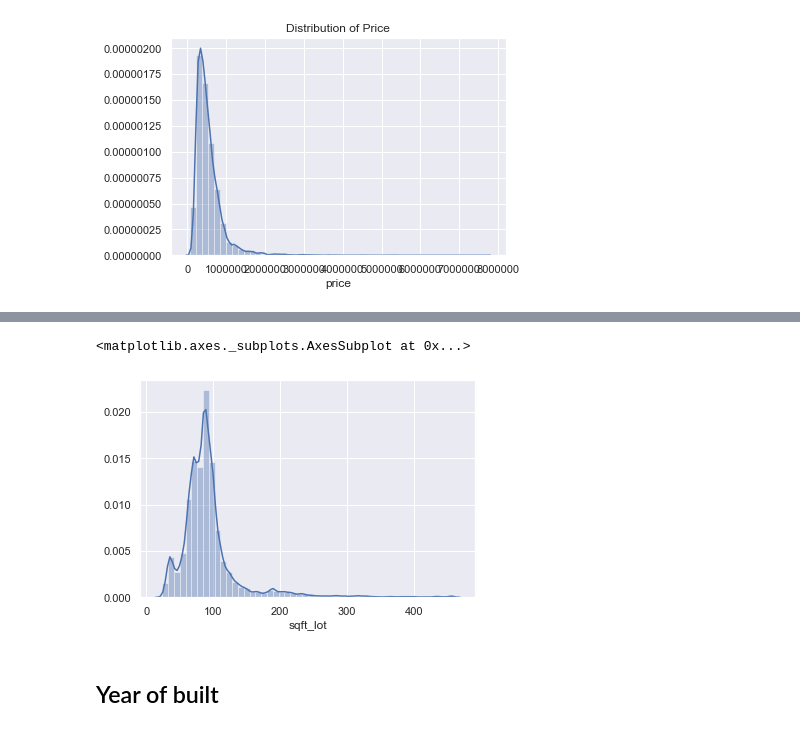
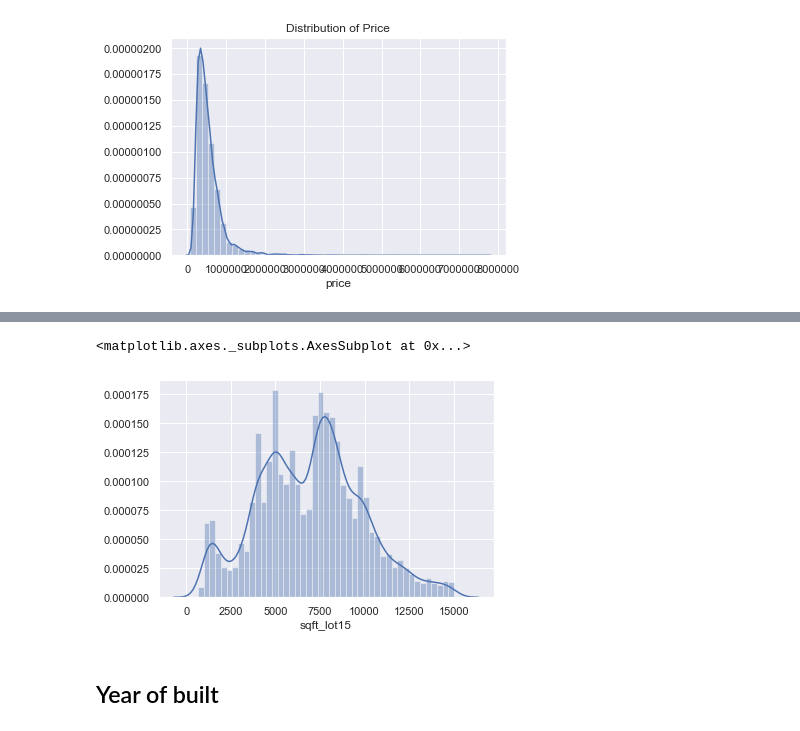
Before and after one commit to melanieshi0120/nyc-mhtn-ds-010620-lectures, a Jupyter notebook: week-6/KC_house_data/kc_house_data.ipynb, the cells around one changed output, grey strips where cells are left out. Cells and saved outputs as stored; diff of their text form; code cells hidden in the pictures.

```diff
--- a/week-6/KC_house_data/kc_house_data.ipynb
+++ b/week-6/KC_house_data/kc_house_data.ipynb
@@ -231,7 +231,7 @@ len(cities),len(states)
 # %%
 #'sqft_living', 'floors','bedrooms', 'bathrooms', 'view_dum', 'renovated_dum', 'basement_dum'
 data=df[['price', 'sqft_lot', 'sqft_above', 'sqft_basement','sqft_living15', 'sqft_lot15',
-          'view', 'condition','grade', 'yr_built','city','view_dum'
+           'condition','grade', 'yr_built','city','waterfront','view_dum', 'renovated_dum', 'basement_dum'
        ]].copy()
 # %%
 # to check the if there are missing data
@@ -480,6 +481,3 @@ plt.title('Distribution of Price')
 plt.show()
 # %% [output]
 [figure]
-# %%
-sns.distplot(np.log(data['price']))
-data['log_price']=np.log(data['price'])
@@ -487,0 +484,4 @@ data['log_price']=np.log(data['price'])
+# %%
+q=data['price'].quantile(0.95)
+data1=data[data['price']<q]
+sns.distplot(data1['price'])
@@ -501,0 +499,4 @@ data['log_sqft_above']=np.log(data['sqft_above'])
+# %%
+q1=data1['sqft_above'].quantile(0.95)
+data2=data1[data1['sqft_above']<q1]
+sns.distplot(data2['sqft_above'])
@@ -509,10 +513,10 @@ data['log_sqft_lot']=np.log(data['sqft_lot'])
 # %%
-q3=data1['sqft_lot'].quantile(0.99)
-data3=data2[data2['sqft_lot']<q3]
-sns.distplot(data3['sqft_lot']**(1/2))
+q3=data2['sqft_lot15'].quantile(0.9)
+data3=data2[data2['sqft_lot15']<q3]
+sns.distplot(data3['sqft_lot15'])
 # %% [output]
 <matplotlib.axes._subplots.AxesSubplot at 0x...>
-[figure, old version]
+[figure, new version]
 # %% [markdown]
 ## Year of built
 # %%
```
Also changed, not shown: parts of 75 cells of this notebook, 1 other file.
